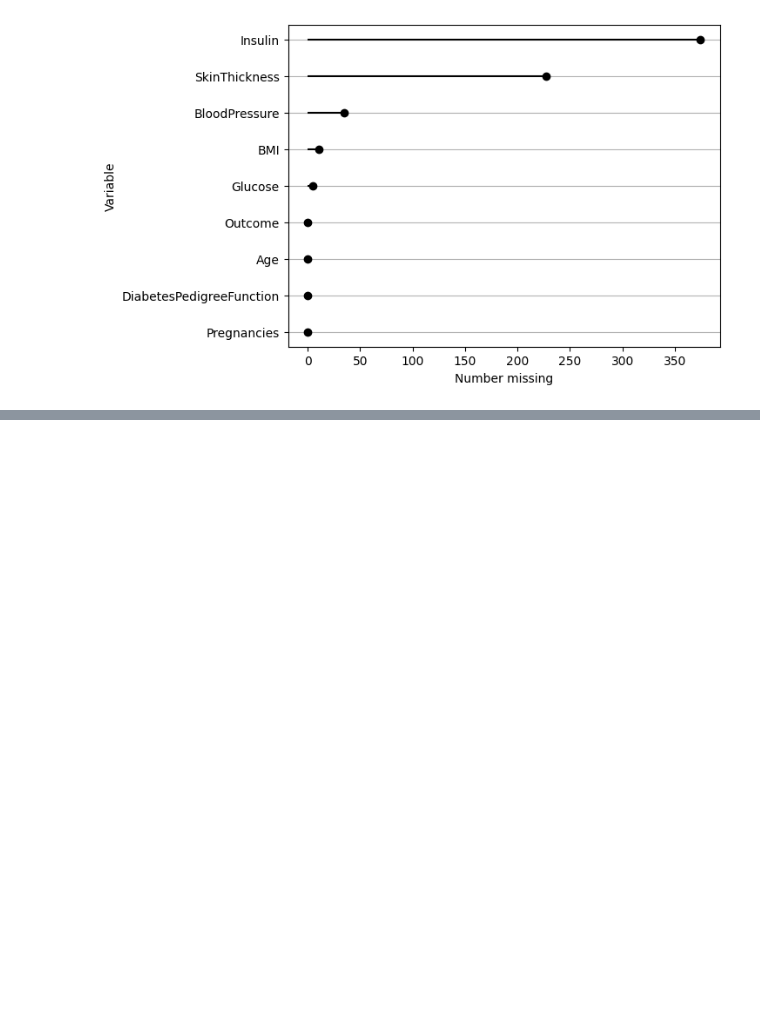
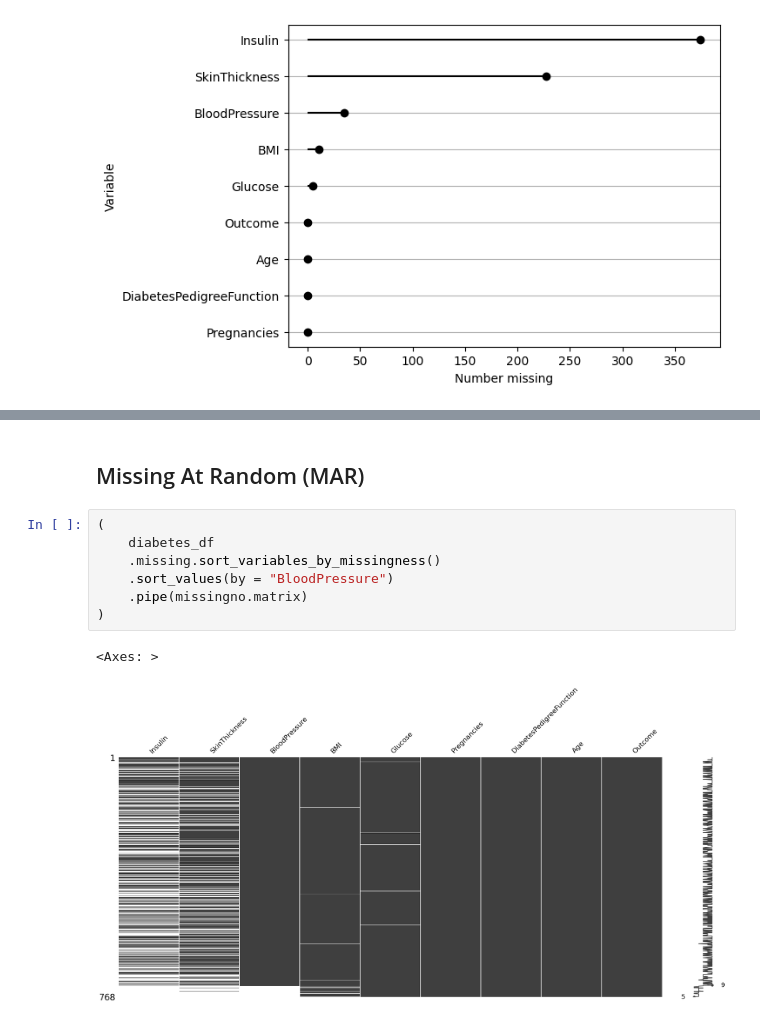
Before and after one commit to cesarmayta/BOOTCAMP_DSG1, a Jupyter notebook: dia2/01_tipo_faltantes_mcar_mar_mnar.ipynb, the cells around one changed output, grey strips where cells are left out. Cells and saved outputs as stored; diff of their text form; blank space fills up the shorter version.

```diff
--- a/dia2/01_tipo_faltantes_mcar_mar_mnar.ipynb
+++ b/dia2/01_tipo_faltantes_mcar_mar_mnar.ipynb
@@ -68,0 +82,12 @@ diabetes_df.missing.missing_variable_plot()
+# %% [markdown]
+## Missing At Random (MAR)
+# %%
+(
+    diabetes_df
+    .missing.sort_variables_by_missingness()
+    .sort_values(by = "BloodPressure")
+    .pipe(missingno.matrix)
+)
+# %% [output]
+<Axes: >
+[figure, added]
```
Also changed, not shown: parts of 5 cells of this notebook.
